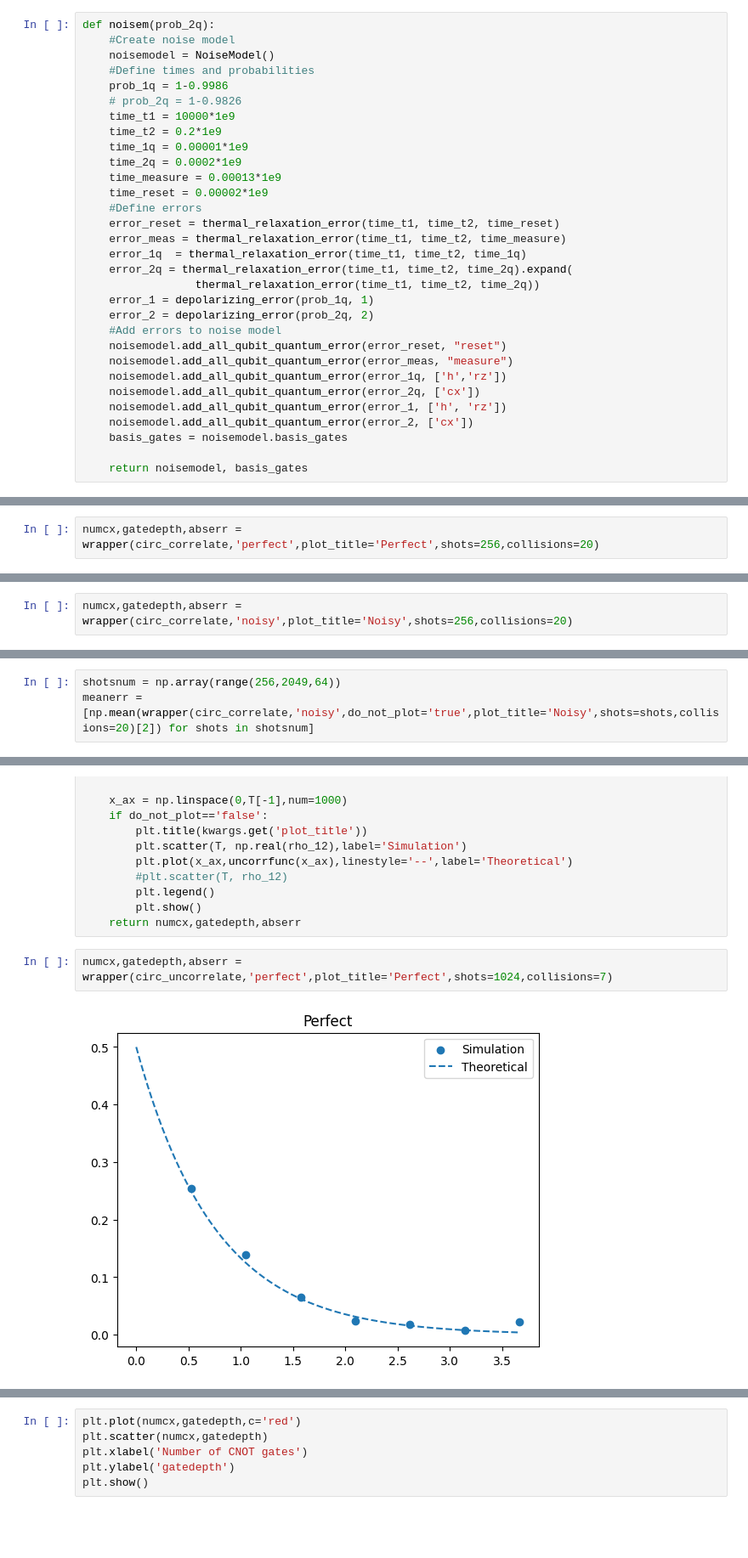
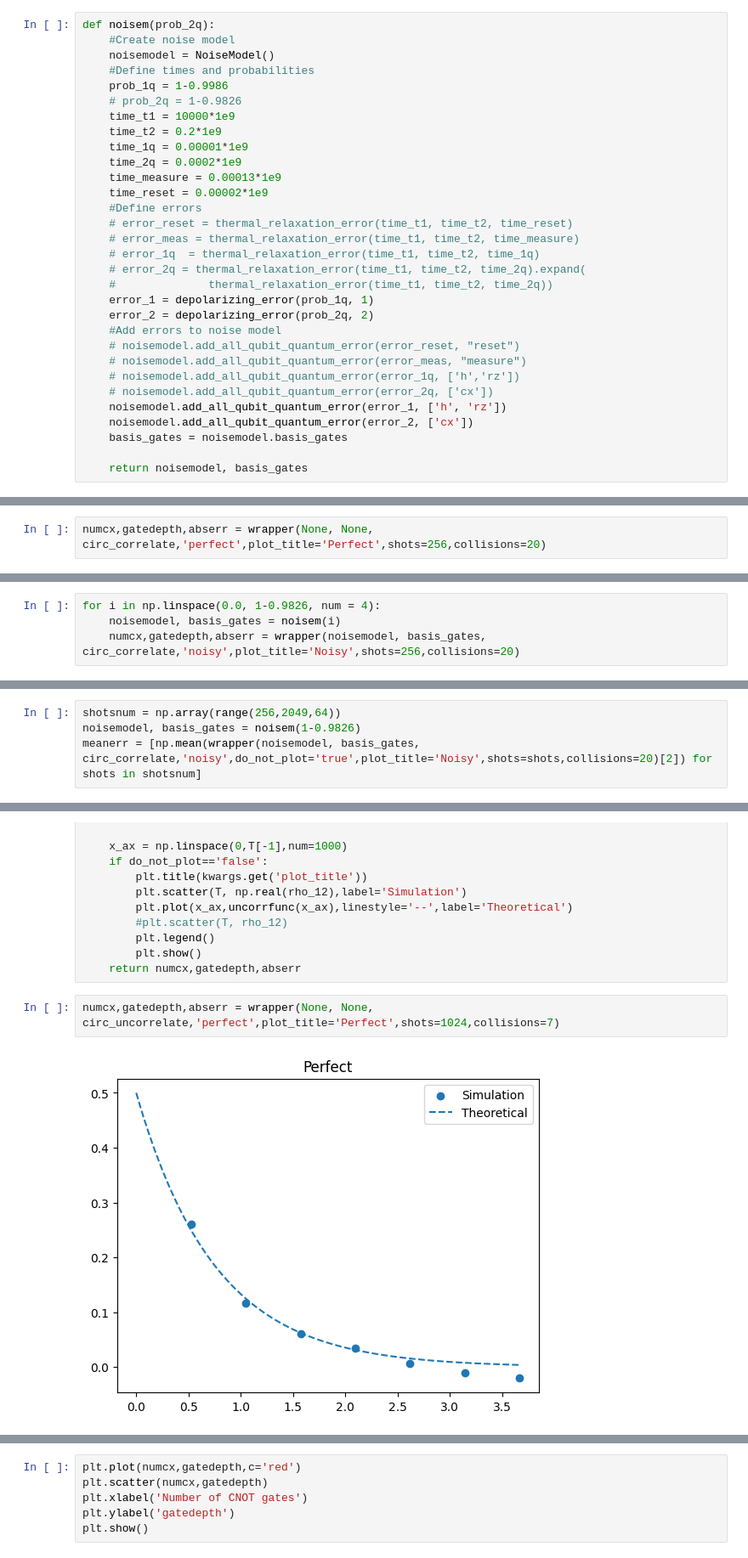
Before and after one commit to JessicaJohnBritto/QOSF_Cohort6, a Jupyter notebook: Results_from_paper/noise_model_ionq.ipynb, the cells around one changed output, grey strips where cells are left out. Shown at 85% size. Drawn from its saved outputs; the diff is of its cells as text; blank space fills up the shorter version.

Commit message:
Added plots and noise models and fidelity for MRE, Collision

```diff
--- a/Results_from_paper/noise_model_ionq.ipynb
+++ b/Results_from_paper/noise_model_ionq.ipynb
@@ -38,18 +50,18 @@ def noisem(prob_2q):
     time_measure = 0.00013*1e9
     time_reset = 0.00002*1e9
     #Define errors
-    error_reset = thermal_relaxation_error(time_t1, time_t2, time_reset)
-    error_meas = thermal_relaxation_error(time_t1, time_t2, time_measure)
-    error_1q  = thermal_relaxation_error(time_t1, time_t2, time_1q)
-    error_2q = thermal_relaxation_error(time_t1, time_t2, time_2q).expand(
-                 thermal_relaxation_error(time_t1, time_t2, time_2q))
+    # error_reset = thermal_relaxation_error(time_t1, time_t2, time_reset)
+    # error_meas = thermal_relaxation_error(time_t1, time_t2, time_measure)
+    # error_1q  = thermal_relaxation_error(time_t1, time_t2, time_1q)
+    # error_2q = thermal_relaxation_error(time_t1, time_t2, time_2q).expand(
+    #              thermal_relaxation_error(time_t1, time_t2, time_2q))
     error_1 = depolarizing_error(prob_1q, 1)
     error_2 = depolarizing_error(prob_2q, 2)
     #Add errors to noise model
-    noisemodel.add_all_qubit_quantum_error(error_reset, "reset")
-    noisemodel.add_all_qubit_quantum_error(error_meas, "measure")
-    noisemodel.add_all_qubit_quantum_error(error_1q, ['h','rz'])
-    noisemodel.add_all_qubit_quantum_error(error_2q, ['cx'])
+    # noisemodel.add_all_qubit_quantum_error(error_reset, "reset")
+    # noisemodel.add_all_qubit_quantum_error(error_meas, "measure")
+    # noisemodel.add_all_qubit_quantum_error(error_1q, ['h','rz'])
+    # noisemodel.add_all_qubit_quantum_error(error_2q, ['cx'])
     noisemodel.add_all_qubit_quantum_error(error_1, ['h', 'rz'])
     noisemodel.add_all_qubit_quantum_error(error_2, ['cx'])
     basis_gates = noisemodel.basis_gates
@@ -265,5 +262,5 @@ def circ_correlate(basis_gates,noise_model,do_not_plot,**kwargs):
         plt.show()
     return numcx,gatedepth,abserr
 # %%
-numcx,gatedepth,abserr = wrapper(circ_correlate,'perfect',plot_title='Perfect',shots=256,collisions=20)
+numcx,gatedepth,abserr = wrapper(None, None, circ_correlate,'perfect',plot_title='Perfect',shots=256,collisions=20)
 # %% [output]
@@ -271,3 +268,5 @@ numcx,gatedepth,abserr = wrapper(circ_correlate,'perfect',plot_title='Perfect',s
 # %%
-numcx,gatedepth,abserr = wrapper(circ_correlate,'noisy',plot_title='Noisy',shots=256,collisions=20)
+for i in np.linspace(0.0, 1-0.9826, num = 4):
+    noisemodel, basis_gates = noisem(i)
+    numcx,gatedepth,abserr = wrapper(noisemodel, basis_gates, circ_correlate,'noisy',plot_title='Noisy',shots=256,collisions=20)
 # %% [output]
@@ -290,7 +292,8 @@ plt.show()
 [figure]
 # %%
 shotsnum = np.array(range(256,2049,64))
-meanerr = [np.mean(wrapper(circ_correlate,'noisy',do_not_plot='true',plot_title='Noisy',shots=shots,collisions=20)[2]) for shots in shotsnum]
+noisemodel, basis_gates = noisem(1-0.9826)
+meanerr = [np.mean(wrapper(noisemodel, basis_gates, circ_correlate,'noisy',do_not_plot='true',plot_title='Noisy',shots=shots,collisions=20)[2]) for shots in shotsnum]
 # %%
 plt.scatter(shotsnum,meanerr)
 plt.plot(shotsnum,meanerr,c='red')
@@ -355,7 +358,7 @@ def circ_uncorrelate(basis_gates,noise_model,do_not_plot,**kwargs):
         plt.show()
     return numcx,gatedepth,abserr
 # %%
-numcx,gatedepth,abserr = wrapper(circ_uncorrelate,'perfect',plot_title='Perfect',shots=1024,collisions=7)
+numcx,gatedepth,abserr = wrapper(None, None, circ_uncorrelate,'perfect',plot_title='Perfect',shots=1024,collisions=7)
 # %% [output]
-[figure, old version]
+[figure, new version]
 # %%
```
Also changed, not shown: parts of 12 cells of this notebook, 1 other file.
